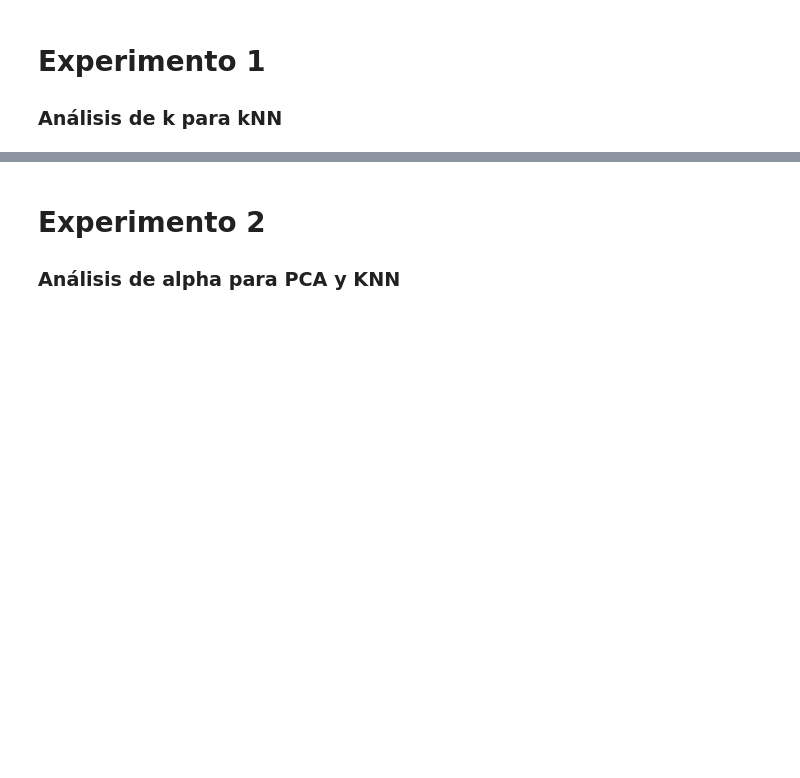
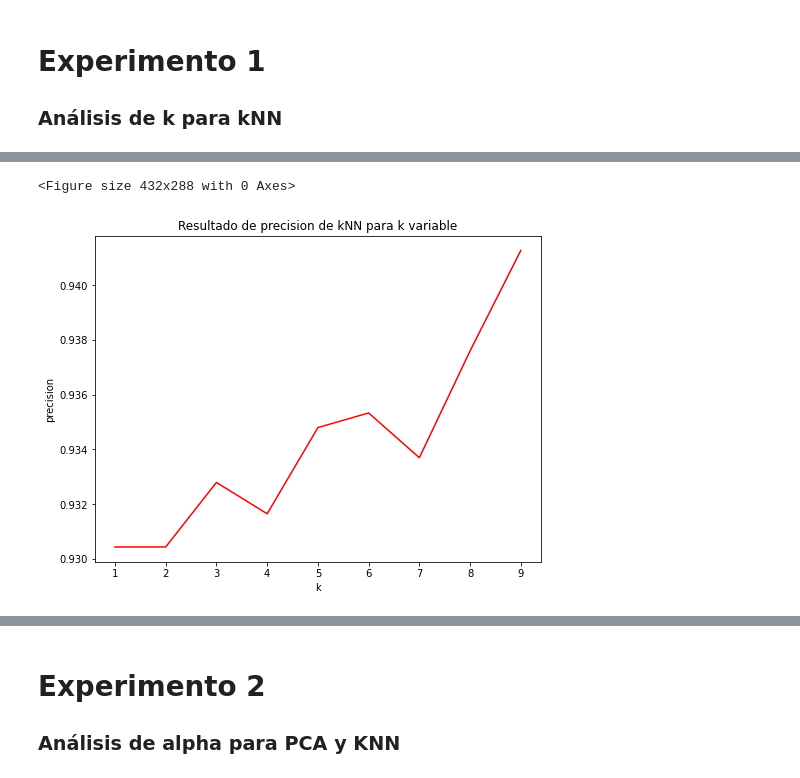
Before and after one commit to davidvenegasr/MetNum, a Jupyter notebook: tp2/notebooks/Experimentacion.ipynb, the cells around one changed output, grey strips where cells are left out. Cells and saved outputs as stored; diff of their text form; code cells hidden in the pictures; blank space fills up the shorter version.

```diff
--- a/tp2/notebooks/Experimentacion.ipynb
+++ b/tp2/notebooks/Experimentacion.ipynb
@@ -244,0 +232,19 @@ Wall time: 29.1 s
+# %%
+# Graficos Exp1 PRECISION
+df_tiempos_kNN = pd.read_csv("Exp1/resultado_exp1_kNN.csv")
+
+plt.figure()
+plt.figure(figsize=(8,6))
+gr = sns.lineplot(x = "k", y = "precision", data = df_tiempos_kNN, color = 'red')
+
+gr.set_title("Resultado de precision de kNN para k variable")
+gr.set_ylabel("precision")
+gr.set_xlabel("k")
+
+fig = gr.get_figure()
+name = "exp1_precision"
+
+fig.savefig(f"Exp1/{name}.png")
+# %% [output]
+<Figure size 432x288 with 0 Axes>
+[figure, added]
```
Also changed, not shown: parts of 13 cells of this notebook, 8 other files.
